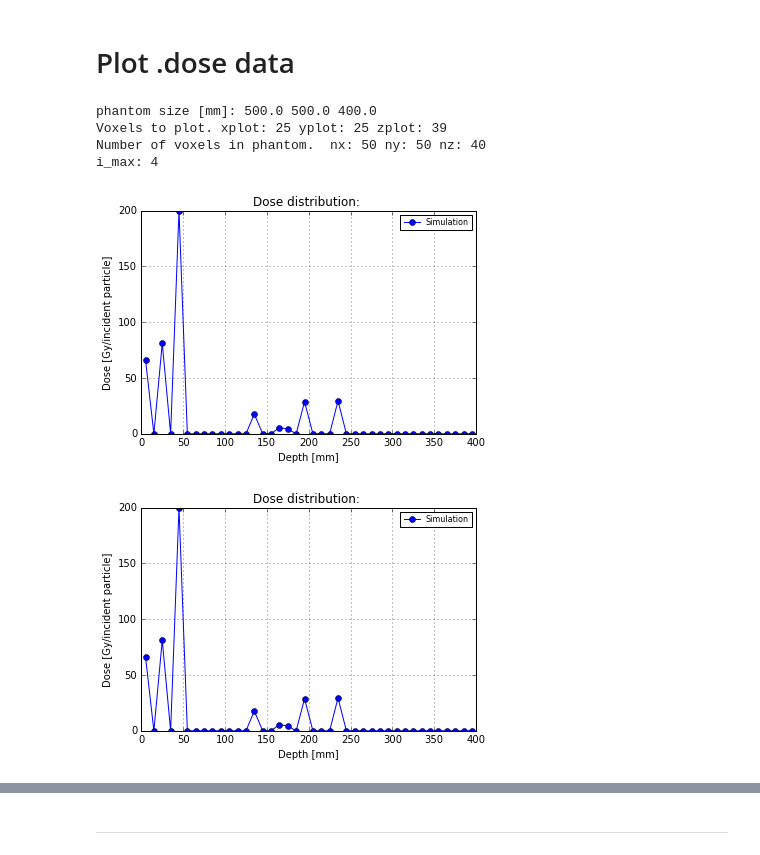
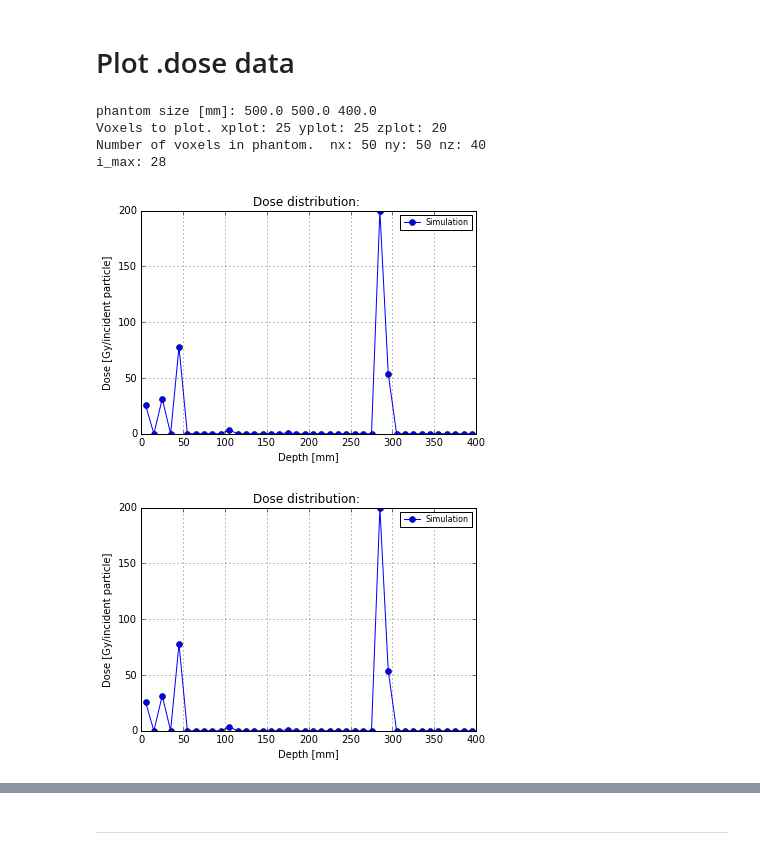
Before and after one commit to robmarkcole/Useful-python-for-medical-physics, a Jupyter notebook: VirtuaLinac/VirtualLinac_test_am_21_9_2016.ipynb, the cells around one changed output, grey strips where cells are left out. Drawn from its saved outputs; the diff is of its cells as text; code cells hidden in the pictures.

```diff
--- a/VirtuaLinac/VirtualLinac_test_am_21_9_2016.ipynb
+++ b/VirtuaLinac/VirtualLinac_test_am_21_9_2016.ipynb
@@ -156,14 +151,14 @@ testing.dose  downloaded at  12:39:25  File size (Bytes) 221680
 # %% [markdown]
 # Plot .dose data
 # %%
-vlplt.plotdose('testing.dose', xplot=25, yplot=25, zplot=40, plotdir='z')   # xplot = Number of bins?
+vlplt.plotdose('testing.dose', xplot=25, yplot=25, zplot=20, plotdir='z')   # xplot = Number of bins?
 # %% [output]
 phantom size [mm]: 500.0 500.0 400.0
-Voxels to plot. xplot: 25 yplot: 25 zplot: 39
+Voxels to plot. xplot: 25 yplot: 25 zplot: 20
 Number of voxels in phantom.  nx: 50 ny: 50 nz: 40
-i_max: 4
+i_max: 28
-[figure, old version]
+[figure, new version]
-[figure, old version]
+[figure, new version]
 # %%
 vlplt.plotdose('testing.dose', xplot=25, yplot=25, zplot=6, plotdir='z', dimension=2)
 # %% [output]
```
Also changed, not shown: parts of 12 cells of this notebook.
